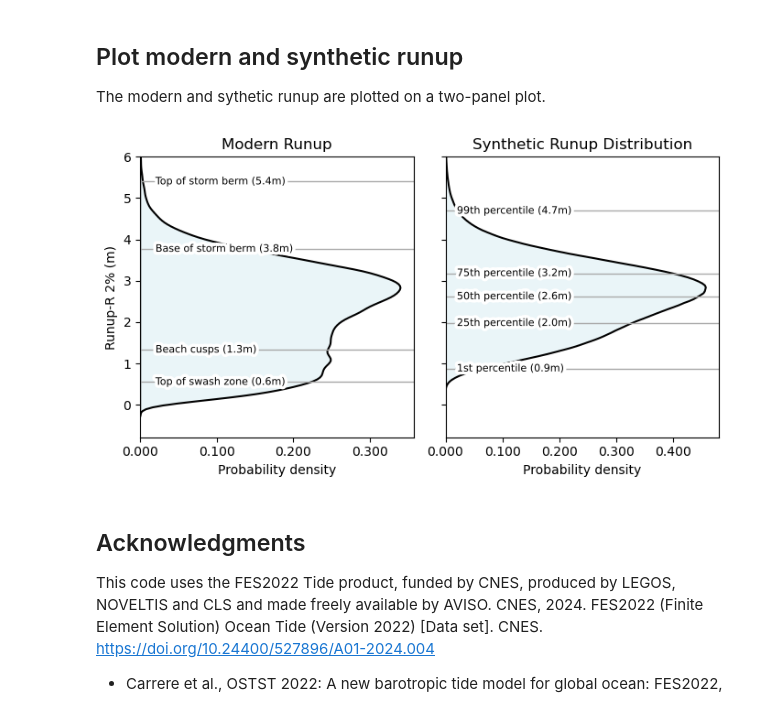
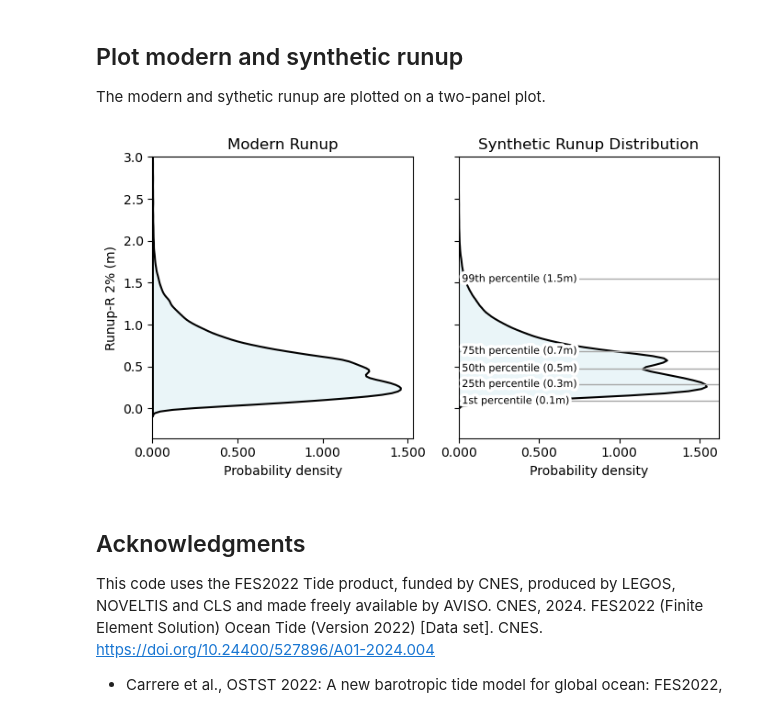
Before and after one commit to Alerovere/CoastSat.Venice, a Jupyter notebook: 4.Calculate_runup.ipynb, the cells around one changed output. Cells and saved outputs as stored; diff of their text form; code cells hidden in the pictures.

```diff
--- a/4.Calculate_runup.ipynb
+++ b/4.Calculate_runup.ipynb
@@ -172,7 +187,7 @@ VHM0 = waves_tides['VHM0'].tolist()
 VTPK = waves_tides['VTPK'].tolist()
 tide = waves_tides['tide'].tolist()
 
-grainsize=0.008/1000 # grainsize in m, required for Power et al.
+grainsize=0.00015/1000 # grainsize in m, required for Power et al.
 r=grainsize*2.5
 
 runup = {'Stockdon et al. (2006)': (models.Stockdon2006(Hs=VHM0, Tp=VTPK, beta=random_samples_df.Sampled_Value)).R2+tide,
@@ -204,8 +219,8 @@ We then filter the runup values calculated in the step above using these criteri
 2. We retain only runup values above sea-level (those contributing to build morphological elements in the foreshore)
 # %%
 # 1. Change wave angles to keep only shore-perpendicular waves
-min_wave_angle = 30
-max_wave_angle = 150
+min_wave_angle = 45
+max_wave_angle = 135
 R2_filter = R2[(R2['VMDR'] >= min_wave_angle) & (R2['VMDR'] <= max_wave_angle)]
 
 # 2. Filter out rows where any of the specified columns have negative values
@@ -435,12 +430,6 @@ fig, axes = plt.subplots(1, 2, figsize=(7, 4),sharey=True)  # Two panels side by
 
 # First Panel: Original KDE Plot
 overall_data = R2_filter.melt(value_vars=columns)
-
-# Define the elevation of morphological elements to plot
-Top_swash = 0.55
-Beach_cusps = 1.33
-Base_berm = 3.77
-Top_berm = 5.4
 
 sns.kdeplot(
     data=overall_data,
@@ -452,30 +441,35 @@ sns.kdeplot(
     edgecolor='k'
 )
 
+# Define the elevation of morphological elements to plot
+#Top_swash = 0.55
+#Beach_cusps = 1.33
+#Base_berm = 3.77
+#Top_berm = 5.4
+
+#key_points = [
+#    (Top_swash, f'Top of swash zone ({Top_swash:.1f}m)'),
+#    (Beach_cusps, f'Beach cusps ({Beach_cusps:.1f}m)'),
+#    (Base_berm, f'Base of storm berm ({Base_berm:.1f}m)'),
+#    (Top_berm, f'Top of storm berm ({Top_berm:.1f}m)'),
+#]
+
+#for y_value, label in key_points:
+#    axes[0].axhline(y_value, color='darkgray', linestyle='-', linewidth=1)
+#    text = axes[0].text(
+#        0.02, y_value, label,
+#        color='k', fontsize=8,
+#        verticalalignment='center',
+#        horizontalalignment='left'
+#    )
+#    text.set_path_effects([
+#        path_effects.Stroke(linewidth=5, foreground="white"),
+#        path_effects.Normal()
+#    ])
+
 axes[0].set_title('Modern Runup')
 axes[0].set_xlabel('Probability density')
 axes[0].set_ylabel('Runup-R 2% (m)')
-
-key_points = [
-    (Top_swash, f'Top of swash zone ({Top_swash:.1f}m)'),
-    (Beach_cusps, f'Beach cusps ({Beach_cusps:.1f}m)'),
-    (Base_berm, f'Base of storm berm ({Base_berm:.1f}m)'),
-    (Top_berm, f'Top of storm berm ({Top_berm:.1f}m)'),
-]
-
-for y_value, label in key_points:
-    axes[0].axhline(y_value, color='darkgray', linestyle='-', linewidth=1)
-    text = axes[0].text(
-        0.02, y_value, label,
-        color='k', fontsize=8,
-        verticalalignment='center',
-        horizontalalignment='left'
-    )
-    text.set_path_effects([
-        path_effects.Stroke(linewidth=5, foreground="white"),
-        path_effects.Normal()
-    ])
-
 axes[0].xaxis.set_major_formatter(ticker.FormatStrFormatter('%.3f'))
 
 # Second Panel: Overall Synthetic Distribution
@@ -498,36 +492,36 @@ axes[1].set_xlabel('Probability density')
 key_points = [
     (percentiles.iloc[0], f'1st percentile ({percentiles.iloc[0]:.1f}m)'),
     (percentiles.iloc[1], f'25th percentile ({percentiles.iloc[1]:.1f}m)'),
     (percentiles.iloc[2], f'50th percentile ({percentiles.iloc[2]:.1f}m)'),
     (percentiles.iloc[3], f'75th percentile ({percentiles.iloc[3]:.1f}m)'),
     (percentiles.iloc[4], f'99th percentile ({percentiles.iloc[4]:.1f}m)')
 ]
 
 for y_value, label in key_points:
     axes[1].axhline(y_value, color='darkgray', linestyle='-', linewidth=1)
     text = axes[1].text(
         0.02, y_value, label,
         color='k', fontsize=8,
         verticalalignment='center',
         horizontalalignment='left'
     )
     text.set_path_effects([
         path_effects.Stroke(linewidth=5, foreground="white"),
         path_effects.Normal()
     ])
 
 axes[1].xaxis.set_major_formatter(ticker.FormatStrFormatter('%.3f'))
 
 # Adjust as needed
-axes[0].set_ylim(None, 6)
-axes[1].set_ylim(None, 6)
+axes[0].set_ylim(None, 3)
+axes[1].set_ylim(None, 3)
 
 # Adjust layout and save the figure
 plt.tight_layout()
 plt.savefig(os.path.join(images_path, 'two_panel_runup.pdf'), dpi=300)
 plt.show()
 # %% [output]
-[figure, old version]
+[figure, new version]
 # %%
 overall_synth.to_csv(os.path.join(outdata_path, 'runup_synth_total.csv'), index=True)
 percentiles.to_csv((os.path.join(outdata_path, 'percentiles.csv')), header=True)
```
Also changed, not shown: parts of 12 cells of this notebook, 12 other files.
